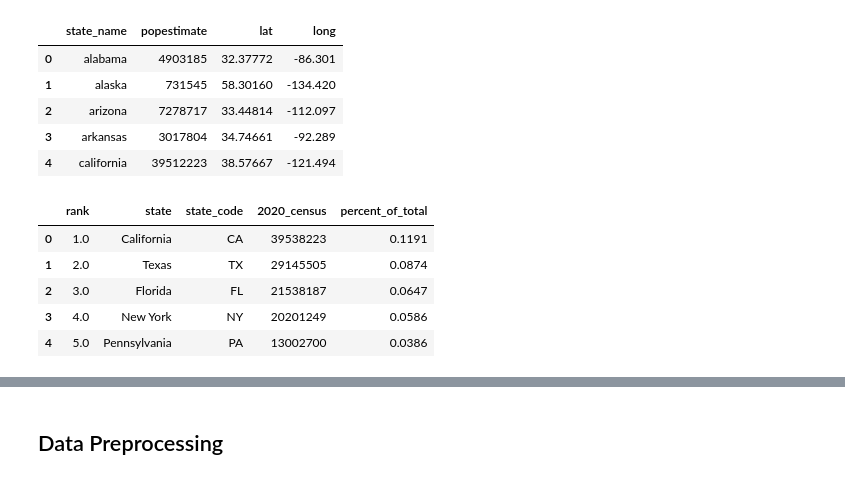
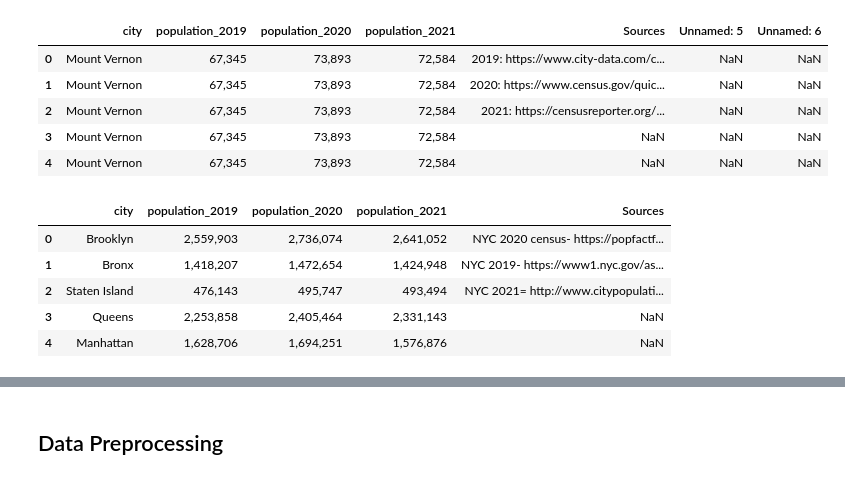
Before and after one commit to saradandrew/final_project, a Jupyter notebook: Preprocessing.ipynb, the cells around one changed output, grey strips where cells are left out. Cells and saved outputs as stored; diff of their text form; code cells hidden in the pictures.

```diff
--- a/Preprocessing.ipynb
+++ b/Preprocessing.ipynb
@@ -11,26 +11,25 @@ db_string = f"postgresql://{username}:{db_password}@127.0.0.1:5432/FinalProject"
 engine = create_engine(db_string)
 # %%
 # read in data
-population2019_df = pd.read_csv("resources/2019_Census_US_Population_Data_By_State_Lat_Long.csv")
-population2020_df = pd.read_csv("resources/us_pop_by_state.csv")
-population2021_df = pd.read_csv("resources/2021 population USDA.gov.csv")
+urban_population_df = pd.read_csv("resources/urban_populations.csv")
+city_population_df = pd.read_csv("resources/city_populations.csv")
 housing_df = pd.read_csv("resources/realtor-data.csv")
 # %%
 # preview data frames
-population2019_df.head()
+urban_population_df.head()
 # %% [output]
-|  | state_name | popestimate | lat | long |
-| 0 | alabama | 4903185 | 32.37772 | -86.301 |
-| 1 | alaska | 731545 | 58.30160 | -134.420 |
-| 2 | arizona | 7278717 | 33.44814 | -112.097 |
-| 3 | arkansas | 3017804 | 34.74661 | -92.289 |
-| 4 | california | 39512223 | 38.57667 | -121.494 |
+|  | city | population_2019 | population_2020 | population_2021 | Sources | Unnamed: 5 | Unnamed: 6 |
+| 0 | Mount Vernon | 67,345 | 73,893 | 72,584 | 2019: https://www.city-data.com/c... | NaN | NaN |
+| 1 | Mount Vernon | 67,345 | 73,893 | 72,584 | 2020: https://www.census.gov/quic... | NaN | NaN |
+| 2 | Mount Vernon | 67,345 | 73,893 | 72,584 | 2021: https://censusreporter.org/... | NaN | NaN |
+| 3 | Mount Vernon | 67,345 | 73,893 | 72,584 | NaN | NaN | NaN |
+| 4 | Mount Vernon | 67,345 | 73,893 | 72,584 | NaN | NaN | NaN |
 # %%
-population2020_df.head()
+city_population_df.head()
 # %% [output]
-|  | rank | state | state_code | 2020_census | percent_of_total |
-| 0 | 1.0 | California | CA | 39538223 | 0.1191 |
-| 1 | 2.0 | Texas | TX | 29145505 | 0.0874 |
-| 2 | 3.0 | Florida | FL | 21538187 | 0.0647 |
-| 3 | 4.0 | New York | NY | 20201249 | 0.0586 |
-| 4 | 5.0 | Pennsylvania | PA | 13002700 | 0.0386 |
+|  | city | population_2019 | population_2020 | population_2021 | Sources |
+| 0 | Brooklyn | 2,559,903 | 2,736,074 | 2,641,052 | NYC 2020 census- https://popfactf... |
+| 1 | Bronx | 1,418,207 | 1,472,654 | 1,424,948 | NYC 2019- https://www1.nyc.gov/as... |
+| 2 | Staten Island | 476,143 | 495,747 | 493,494 | NYC 2021= http://www.citypopulati... |
+| 3 | Queens | 2,253,858 | 2,405,464 | 2,331,143 | NaN |
+| 4 | Manhattan | 1,628,706 | 1,694,251 | 1,576,876 | NaN |
```
Also changed, not shown: parts of 18 cells of this notebook.
